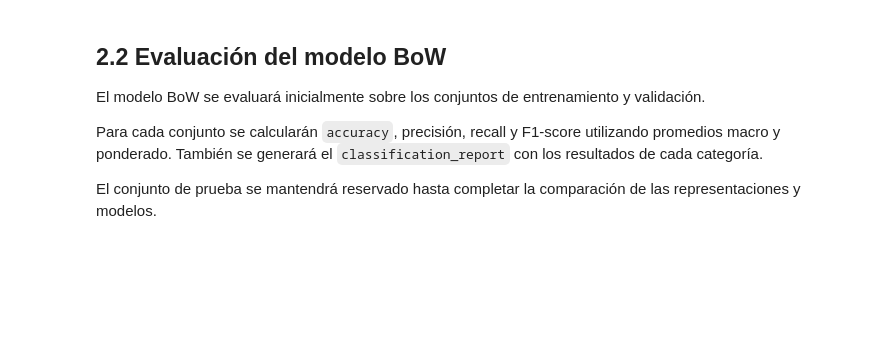
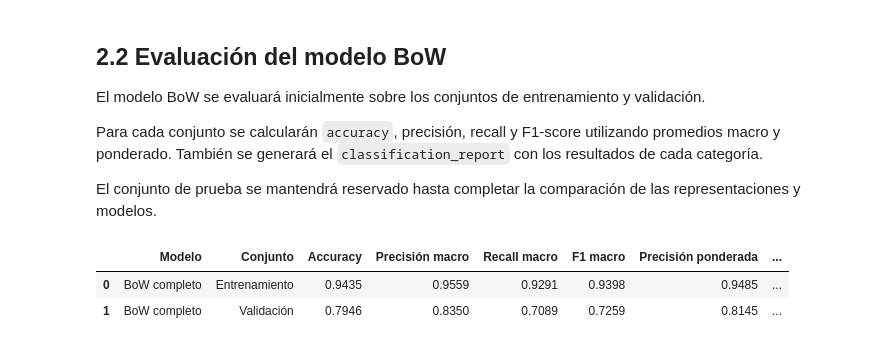
Before and after one commit to Jtanchezz/NLP, a Jupyter notebook: Lab3/lab3.ipynb, the cells around one changed output. Drawn from its saved outputs; the diff is of its cells as text; code cells hidden in the pictures; blank space fills up the shorter version.

```diff
--- a/Lab3/lab3.ipynb
+++ b/Lab3/lab3.ipynb
@@ -487,3 +487,84 @@ El modelo BoW se evaluará inicialmente sobre los conjuntos de entrenamiento y v
 Para cada conjunto se calcularán `accuracy`, precisión, recall y F1-score utilizando promedios macro y ponderado. También se generará el `classification_report` con los resultados de cada categoría.
 
 El conjunto de prueba se mantendrá reservado hasta completar la comparación de las representaciones y modelos.
+# %%
+from sklearn.metrics import (
+    accuracy_score,
+    precision_recall_fscore_support
+)
+
+
+def calcular_metricas_clasificacion(
+    etiquetas_reales,
+    predicciones
+):
+    """
+    Calcula las métricas generales de clasificación.
+    """
+
+    precision_macro, recall_macro, f1_macro, _ = (
+        precision_recall_fscore_support(
+            etiquetas_reales,
+            predicciones,
+            average="macro",
+            zero_division=0
+        )
+    )
+
+    precision_ponderada, recall_ponderado, f1_ponderado, _ = (
+        precision_recall_fscore_support(
+            etiquetas_reales,
+            predicciones,
+            average="weighted",
+            zero_division=0
+        )
+    )
+
+    return {
+        "Accuracy": accuracy_score(
+            etiquetas_reales,
+            predicciones
+        ),
+        "Precisión macro": precision_macro,
+        "Recall macro": recall_macro,
+        "F1 macro": f1_macro,
+        "Precisión ponderada": precision_ponderada,
+        "Recall ponderado": recall_ponderado,
+        "F1 ponderado": f1_ponderado
+    }
+
+
+predicciones_bow_entrenamiento = modelo_bow.predict(
+    matriz_bow_entrenamiento
+)
+
+predicciones_bow_validacion = modelo_bow.predict(
+    matriz_bow_validacion
+)
+
+resultados_bow = pd.DataFrame([
+    {
+        "Modelo": "BoW completo",
+        "Conjunto": "Entrenamiento",
+        **calcular_metricas_clasificacion(
+            etiquetas_entrenamiento,
+            predicciones_bow_entrenamiento
+        )
+    },
+    {
+        "Modelo": "BoW completo",
+        "Conjunto": "Validación",
+        **calcular_metricas_clasificacion(
+            etiquetas_validacion,
+            predicciones_bow_validacion
+        )
+    }
+])
+
+display(
+    resultados_bow.round(4)
+)
+# %% [output]
+|  | Modelo | Conjunto | Accuracy | Precisión macro | Recall macro | F1 macro | Precisión ponderada | ... |
+| 0 | BoW completo | Entrenamiento | 0.9435 | 0.9559 | 0.9291 | 0.9398 | 0.9485 | ... |
+| 1 | BoW completo | Validación | 0.7946 | 0.8350 | 0.7089 | 0.7259 | 0.8145 | ... |
```
Also changed, not shown: parts of 3 cells of this notebook.
